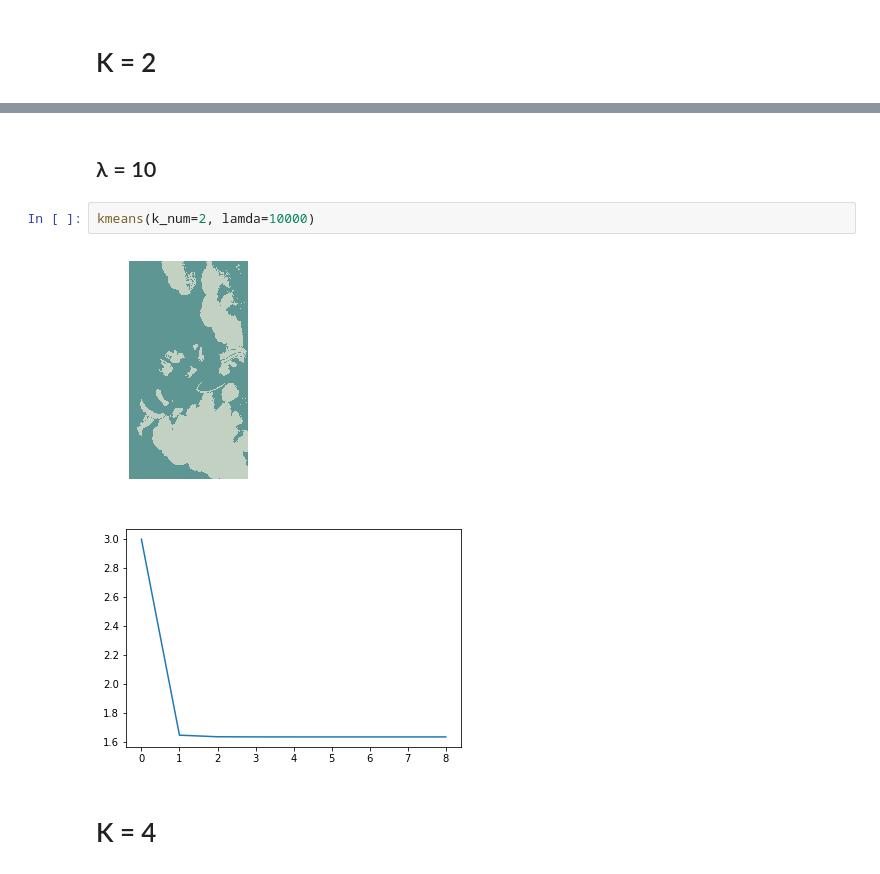
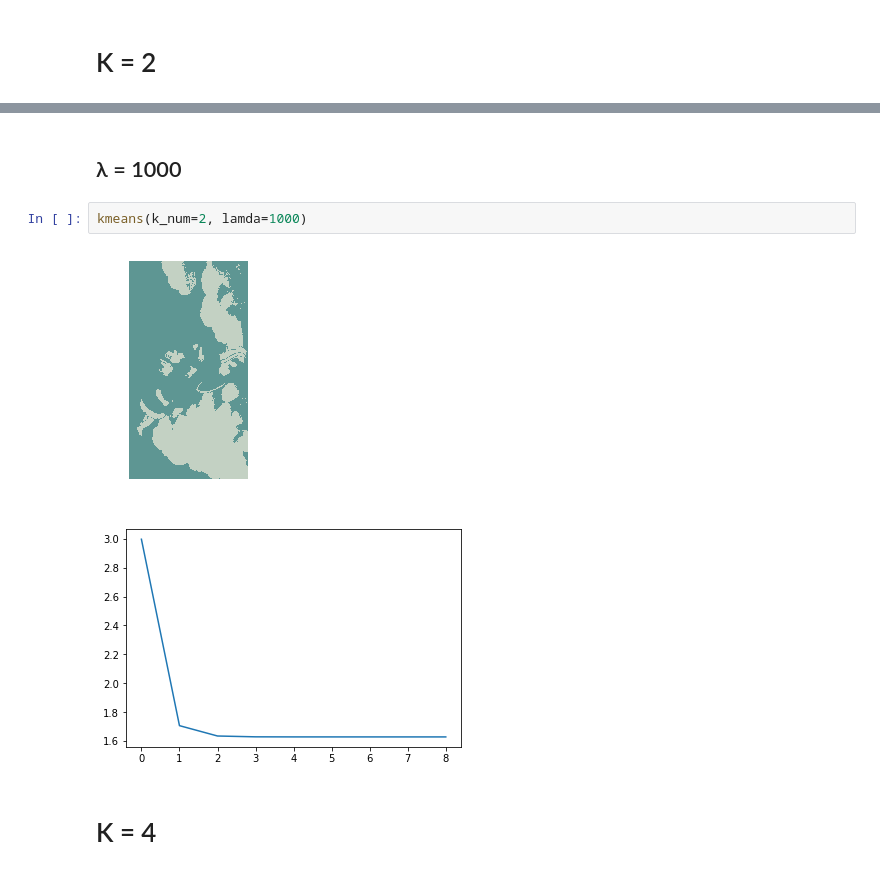
Before and after one commit to yuseon27/PatternRecognition, a Jupyter notebook: Assignment07/Assignment 07.ipynb, the cells around one changed output, grey strips where cells are left out. Drawn from its saved outputs; the diff is of its cells as text.

```diff
--- a/Assignment07/Assignment 07.ipynb
+++ b/Assignment07/Assignment 07.ipynb
@@ -246,10 +229,10 @@ kmeans(k_num=2, lamda=1)
 # %% [markdown]
-## λ = 10
+## λ = 1000
 # %%
-kmeans(k_num=2, lamda=10000)
+kmeans(k_num=2, lamda=1000)
 # %% [output]
 [figure]
-[figure, old version]
+[figure, new version]
 # %% [markdown]
 # K = 4
 # %% [markdown]
```
Also changed, not shown: parts of 17 cells of this notebook.
